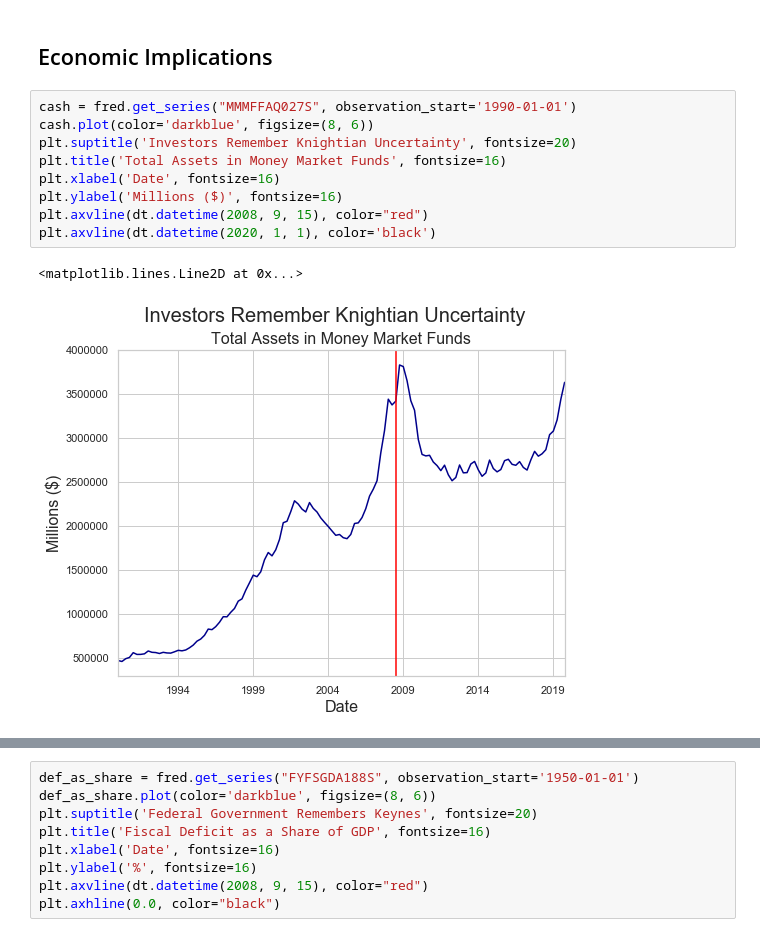
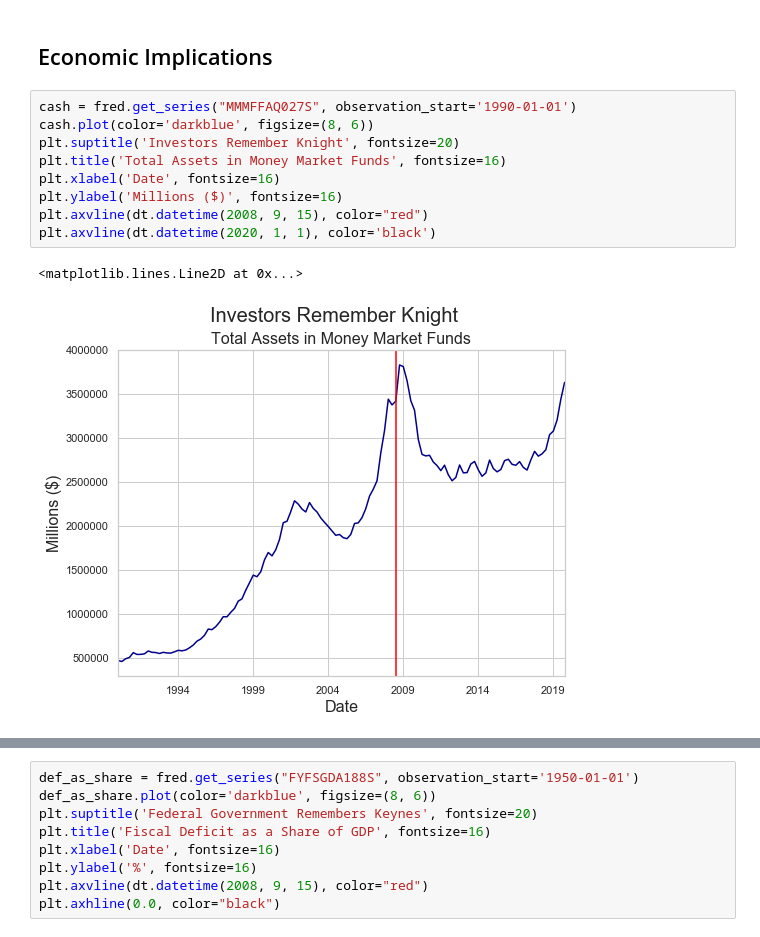
Before and after one commit to thsavage/Macro, a Jupyter notebook: Putting the Crisis into Context NAIOP.ipynb, the cells around one changed output, grey strips where cells are left out. Saved outputs shown, nothing was run; the diff lists cells and outputs as text.

```diff
--- a/Putting the Crisis into Context NAIOP.ipynb
+++ b/Putting the Crisis into Context NAIOP.ipynb
@@ -225,15 +225,15 @@ plt.axvline(dt.datetime(2008, 9, 15), color="red")
 # %%
 cash = fred.get_series("MMMFFAQ027S", observation_start='1990-01-01')
 cash.plot(color='darkblue', figsize=(8, 6))
-plt.suptitle('Investors Remember Knightian Uncertainty', fontsize=20)
+plt.suptitle('Investors Remember Knight', fontsize=20)
 plt.title('Total Assets in Money Market Funds', fontsize=16)
 plt.xlabel('Date', fontsize=16)
 plt.ylabel('Millions ($)', fontsize=16)
 plt.axvline(dt.datetime(2008, 9, 15), color="red")
 plt.axvline(dt.datetime(2020, 1, 1), color='black')
 # %% [output]
 <matplotlib.lines.Line2D at 0x...>
-[figure, old version]
+[figure, new version]
 # %%
 balance_sheet = fred.get_series("WALCL", observation_start='2000-01-01')
 balance_sheet.plot(color='darkblue', figsize=(8, 6))
```
Also changed, not shown: parts of 11 cells of this notebook.
